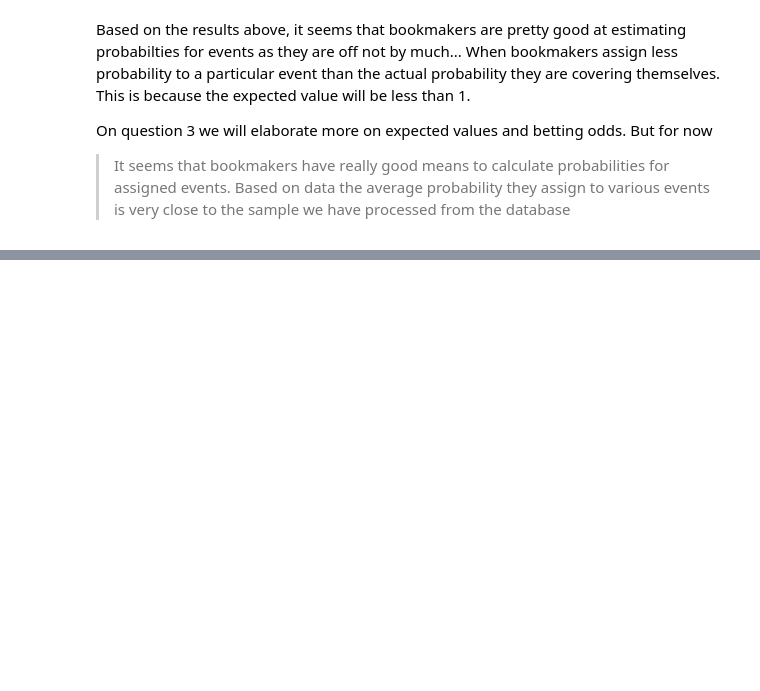
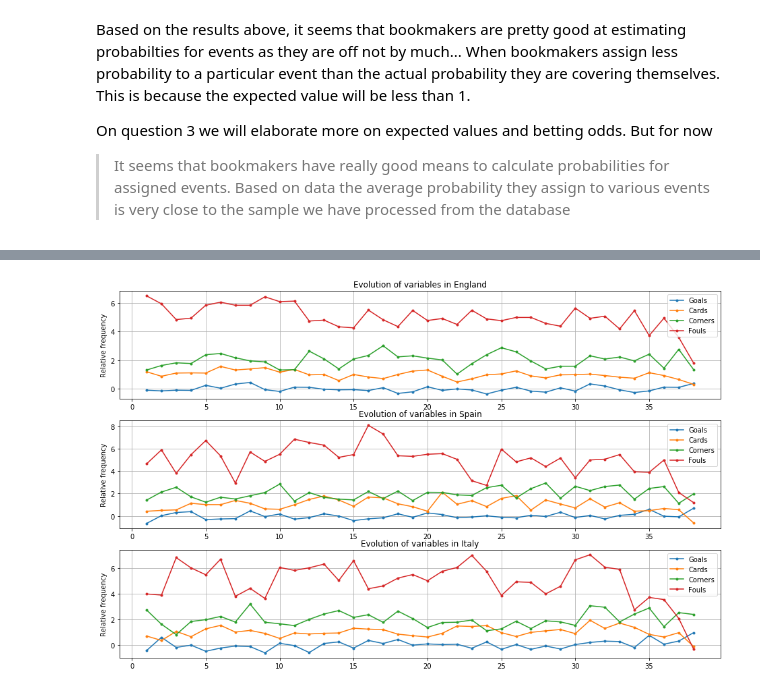
Before and after one commit to aleromar/DescriptiveFootieOdds, a Jupyter notebook: reportARM.ipynb, the cells around one changed output, grey strips where cells are left out. Saved outputs shown, nothing was run; the diff lists cells and outputs as text; code cells hidden in the pictures; blank space fills up the shorter version.

```diff
--- a/reportARM.ipynb
+++ b/reportARM.ipynb
@@ -557,0 +596,17 @@ On question 3 we will elaborate more on expected values and betting odds. But fo
+# %%
+plt.figure(figsize=(16,10));
+for i,c in enumerate(['England','Spain','Italy']):
+    plt.subplot(3,1,i+1)
+    df = main_df.query('name == @c').groupby('stage').mean()
+    totalgoals = df.AT_goal+df.HT_goal
+    totalcards = df.y+df.y2+df.r
+    plt.plot(totalgoals-np.repeat(totalgoals.mean(),len(totalgoals.index)),marker=".",label='Goals')
+    plt.plot(totalcards-np.repeat(totalcards.mean()-1,len(totalcards.index)),marker=".",label='Cards')
+    plt.plot(df.numCorners-np.repeat(df.numCorners.mean()-2,len(df.index)),marker=".",label='Corners')
+    plt.plot(df.numFouls-np.repeat(df.numFouls.mean()-5,len(df.index)),marker=".",label='Fouls')
+    plt.ylabel('Relative frequency')
+    plt.title('Evolution of variables in {}'.format(c))
+    plt.legend()
+    plt.grid()
+# %% [output]
+[figure, added]
```
Also changed, not shown: parts of 34 cells of this notebook.
